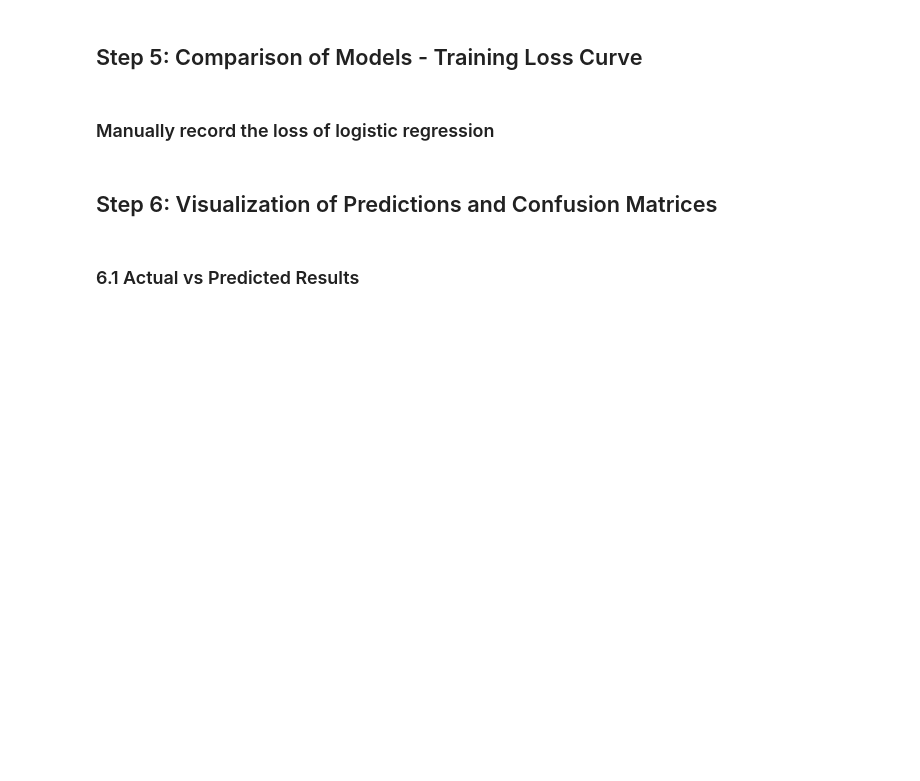
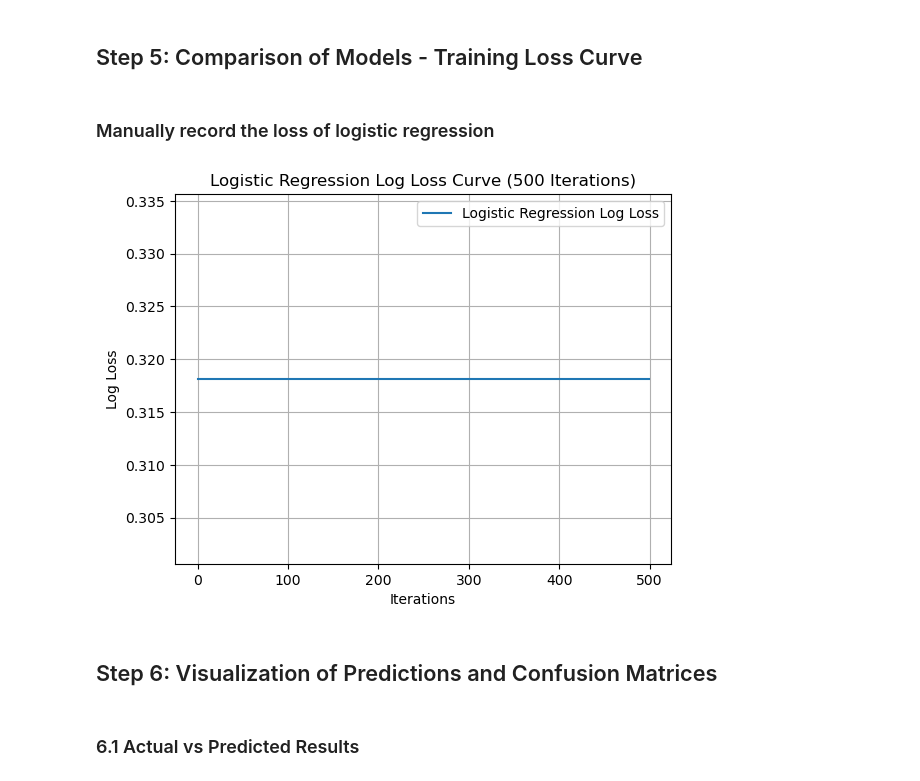
Before and after one commit to jesusrodriguezz/Lab4-CS457, a Jupyter notebook: Lab4.ipynb, the cells around one changed output. Cells and saved outputs as stored; diff of their text form; code cells hidden in the pictures; blank space fills up the shorter version.

```diff
--- a/Lab4.ipynb
+++ b/Lab4.ipynb
@@ -200,16 +238,39 @@ print(f"Validation accuracy: {accuracy_score_mlp:.4f}")
 ### Manually record the loss of logistic regression
 # %%
 import matplotlib.pyplot as plt
+from sklearn.linear_model import LogisticRegression
 from sklearn.metrics import log_loss
+from sklearn.model_selection import train_test_split
+from sklearn.datasets import make_classification
 # Please record your loss of logistic regression with 500 iterations
 # Your code
-
+X, y = make_classification(n_samples=1000, n_features=20, random_state=42)
+log_reg = LogisticRegression(max_iter=500, warm_start=True, solver='liblinear', random_state=42)
 
 # Initialize the model with warm_start to fit incrementally
 
 
 # To store the loss values
 loss_curve = []
 
 # Train the model incrementally
-# Your code
+for i in range(1, 501):  # 500 iterations
+    log_reg.fit(X_train, y_train)  # Fit the model incrementally
+
+    # Predict probabilities for the training set
+    y_train_prob = log_reg.predict_proba(X_train)
+
+    # Calculate log loss for the current iteration
+    loss = log_loss(y_train, y_train_prob)
+    loss_curve.append(loss)  # Append the current loss value
+
+# Plot the log_loss curve
+plt.plot(loss_curve, label='Logistic Regression Log Loss')
+plt.xlabel('Iterations')
+plt.ylabel('Log Loss')
+plt.title('Logistic Regression Log Loss Curve (500 Iterations)')
+plt.legend()
+plt.grid(True)
+plt.show()
+# %% [output]
+[figure, added]
```
Also changed, not shown: parts of 6 cells of this notebook.
